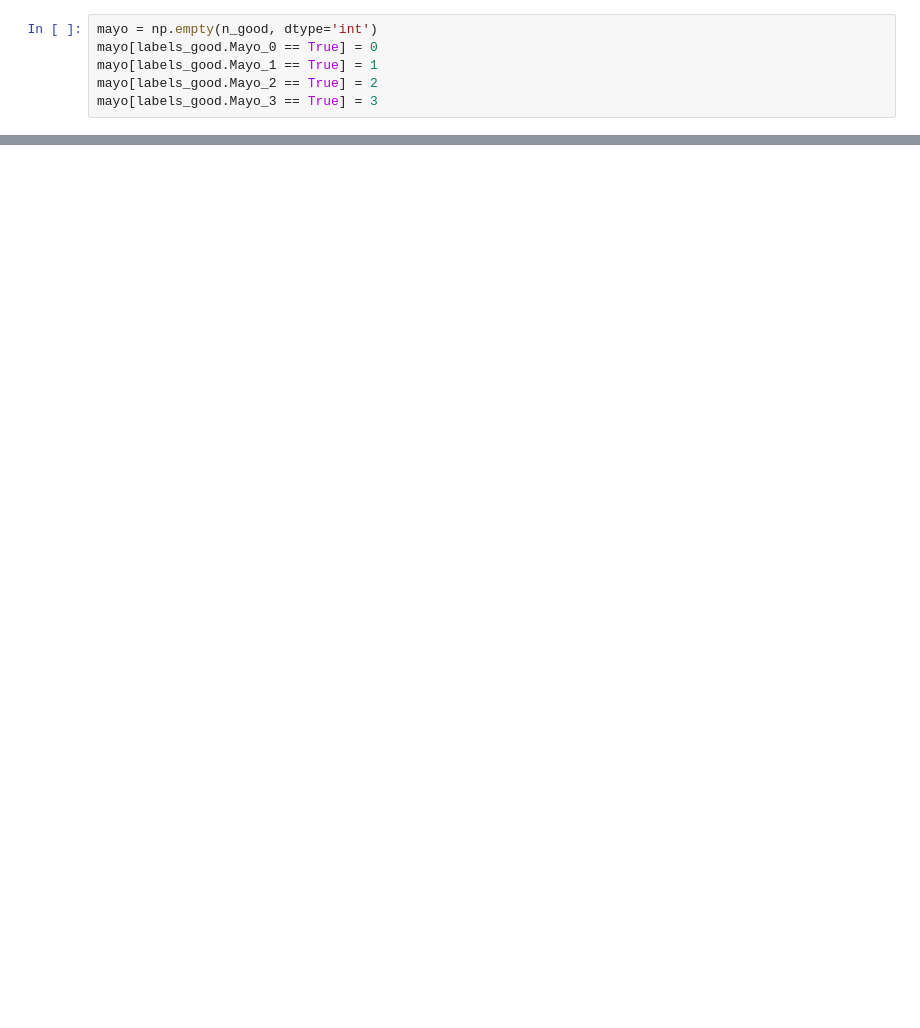
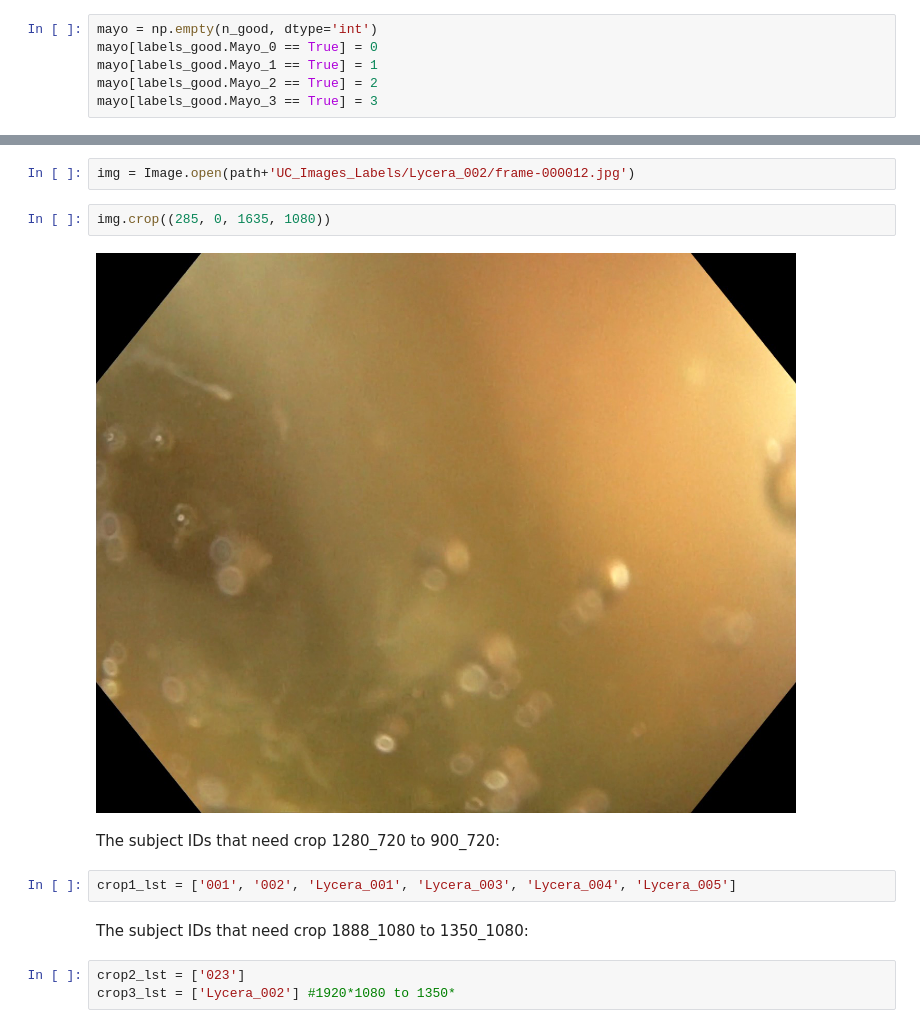
Before and after one commit to wenshuoliu/DLproj, a Jupyter notebook: UC_colonoscopy/Preprocessing.ipynb, the cells around one changed output, grey strips where cells are left out. Cells and saved outputs as stored; diff of their text form; blank space fills up the shorter version.

```diff
--- a/UC_colonoscopy/Preprocessing.ipynb
+++ b/UC_colonoscopy/Preprocessing.ipynb
@@ -100,0 +125,15 @@ Move the files into corrsponding folders:
+# %%
+img = Image.open(path+'UC_Images_Labels/Lycera_002/frame-000012.jpg')
+# %%
+img.crop((285, 0, 1635, 1080))
+# %% [output]
+[figure, added]
+# %% [markdown]
+The subject IDs that need crop 1280_720 to 900_720:
+# %%
+crop1_lst = ['001', '002', 'Lycera_001', 'Lycera_003', 'Lycera_004', 'Lycera_005']
+# %% [markdown]
+The subject IDs that need crop 1888_1080 to 1350_1080:
+# %%
+crop2_lst = ['023']
+crop3_lst = ['Lycera_002'] #1920*1080 to 1350*
```
Also changed, not shown: parts of 37 cells of this notebook, 4 other files.
